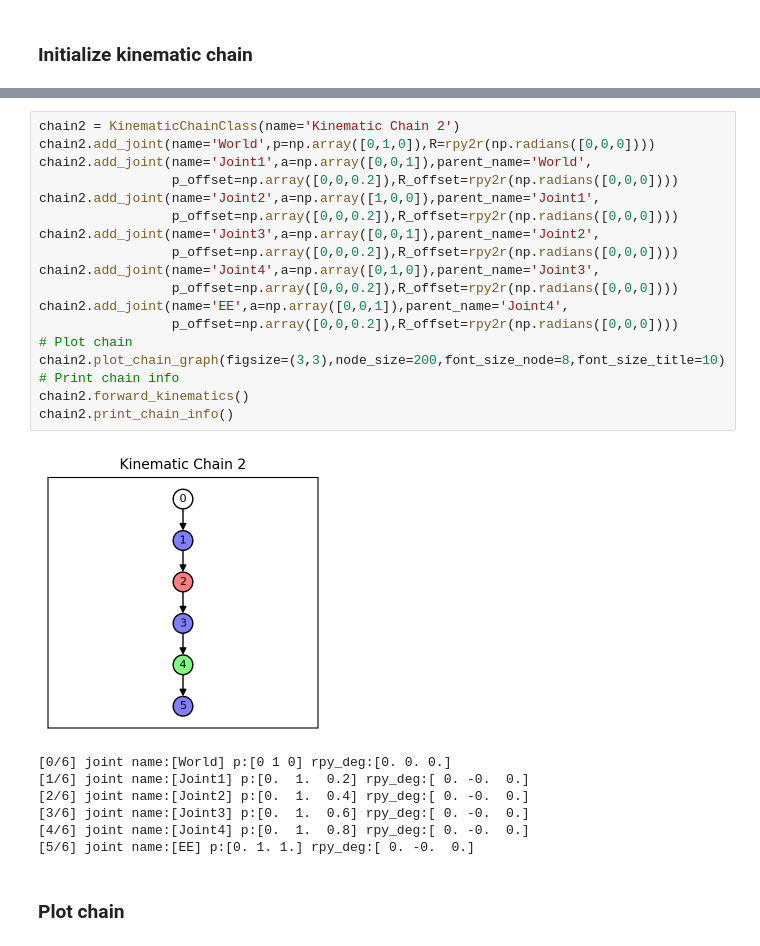
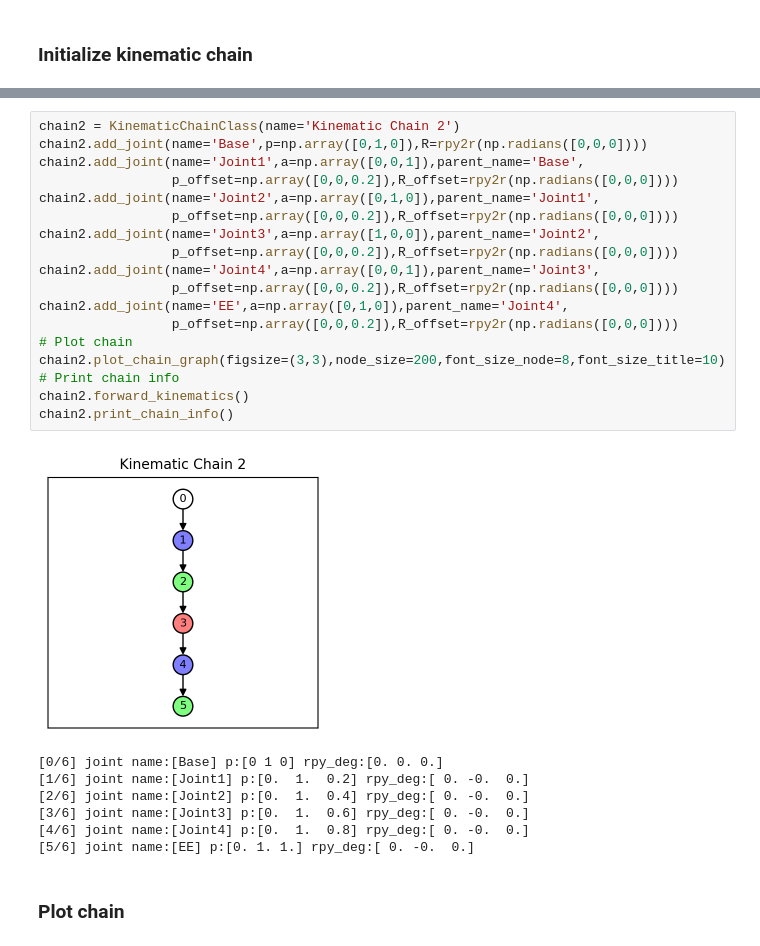
Before and after one commit to sjchoi86/yet-another-mujoco-tutorial-v3, a Jupyter notebook: code/demo_unit_02_kinematic_chain.ipynb, the cells around one changed output, grey strips where cells are left out. Saved outputs shown, nothing was run; the diff lists cells and outputs as text.

```diff
--- a/code/demo_unit_02_kinematic_chain.ipynb
+++ b/code/demo_unit_02_kinematic_chain.ipynb
@@ -47,25 +47,25 @@ chain1.print_chain_info()
 [5/6] joint name:[EE] p:[0. 0. 1.] rpy_deg:[ 0. -0.  0.]
 # %%
 chain2 = KinematicChainClass(name='Kinematic Chain 2')
-chain2.add_joint(name='World',p=np.array([0,1,0]),R=rpy2r(np.radians([0,0,0])))
-chain2.add_joint(name='Joint1',a=np.array([0,0,1]),parent_name='World',
+chain2.add_joint(name='Base',p=np.array([0,1,0]),R=rpy2r(np.radians([0,0,0])))
+chain2.add_joint(name='Joint1',a=np.array([0,0,1]),parent_name='Base',
                  p_offset=np.array([0,0,0.2]),R_offset=rpy2r(np.radians([0,0,0])))
-chain2.add_joint(name='Joint2',a=np.array([1,0,0]),parent_name='Joint1',
+chain2.add_joint(name='Joint2',a=np.array([0,1,0]),parent_name='Joint1',
                  p_offset=np.array([0,0,0.2]),R_offset=rpy2r(np.radians([0,0,0])))
-chain2.add_joint(name='Joint3',a=np.array([0,0,1]),parent_name='Joint2',
+chain2.add_joint(name='Joint3',a=np.array([1,0,0]),parent_name='Joint2',
                  p_offset=np.array([0,0,0.2]),R_offset=rpy2r(np.radians([0,0,0])))
-chain2.add_joint(name='Joint4',a=np.array([0,1,0]),parent_name='Joint3',
+chain2.add_joint(name='Joint4',a=np.array([0,0,1]),parent_name='Joint3',
                  p_offset=np.array([0,0,0.2]),R_offset=rpy2r(np.radians([0,0,0])))
-chain2.add_joint(name='EE',a=np.array([0,0,1]),parent_name='Joint4',
+chain2.add_joint(name='EE',a=np.array([0,1,0]),parent_name='Joint4',
                  p_offset=np.array([0,0,0.2]),R_offset=rpy2r(np.radians([0,0,0])))
 # Plot chain
 chain2.plot_chain_graph(figsize=(3,3),node_size=200,font_size_node=8,font_size_title=10)
 # Print chain info
 chain2.forward_kinematics()
 chain2.print_chain_info()
 # %% [output]
-[figure, old version]
+[figure, new version]
-[0/6] joint name:[World] p:[0 1 0] rpy_deg:[0. 0. 0.]
+[0/6] joint name:[Base] p:[0 1 0] rpy_deg:[0. 0. 0.]
 [1/6] joint name:[Joint1] p:[0.  1.  0.2] rpy_deg:[ 0. -0.  0.]
 [2/6] joint name:[Joint2] p:[0.  1.  0.4] rpy_deg:[ 0. -0.  0.]
 [3/6] joint name:[Joint3] p:[0.  1.  0.6] rpy_deg:[ 0. -0.  0.]
```
Also changed, not shown: parts of 5 cells of this notebook, 1 other file.
